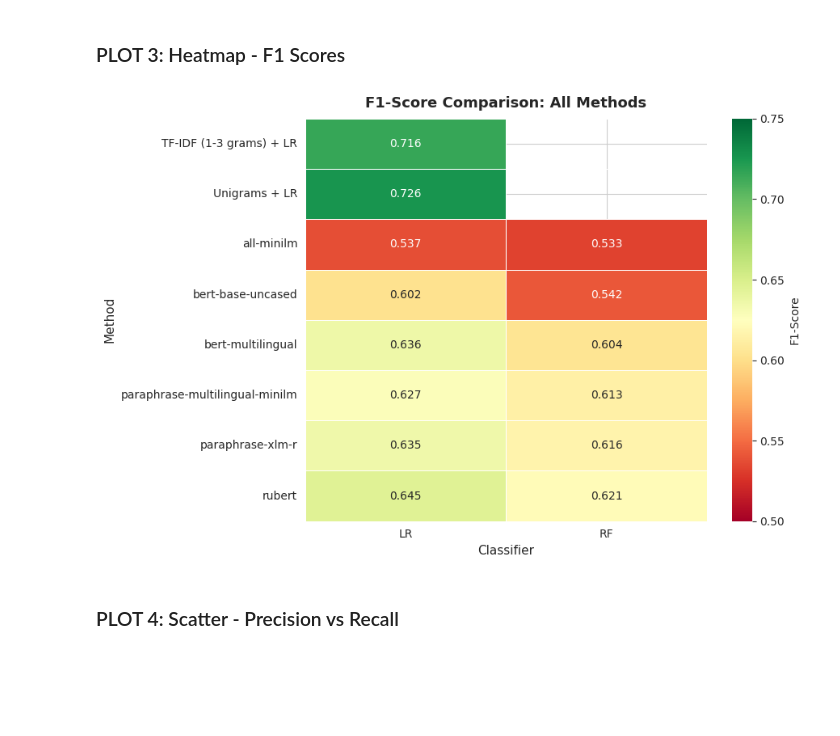
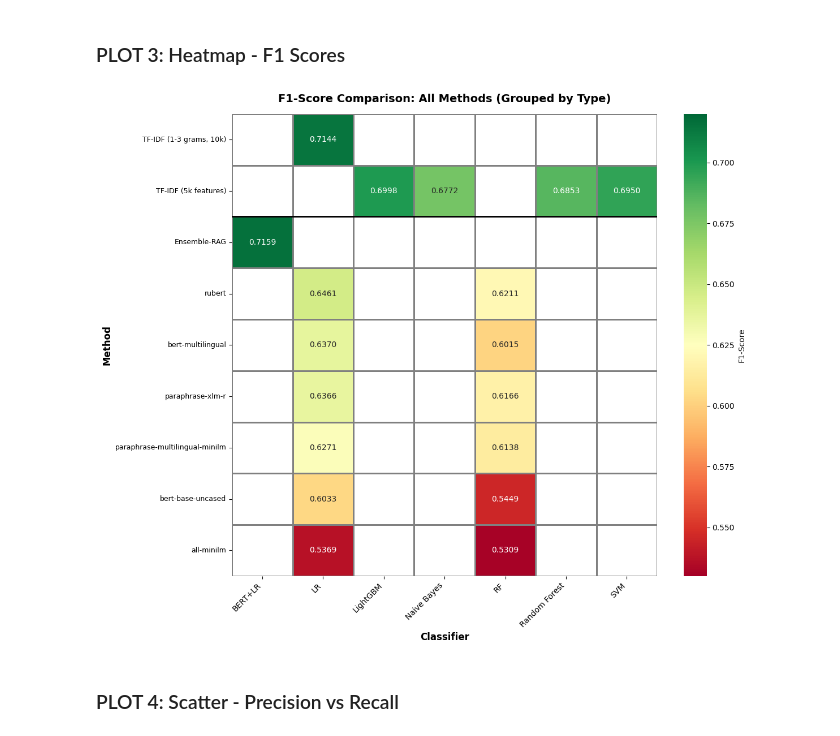
Before and after one commit to MariaOnyshchuk/nlp_project, a Jupyter notebook: plotting.ipynb, the cells around one changed output. Saved outputs shown, nothing was run; the diff lists cells and outputs as text; code cells hidden in the pictures; blank space fills up the shorter version.

Commit message:
changed plots and wrote ensemble model

```diff
--- a/plotting.ipynb
+++ b/plotting.ipynb
@@ -74,21 +97,56 @@ plt.show()
 # %% [markdown]
 ### PLOT 3: Heatmap - F1 Scores
 # %%
-fig, ax = plt.subplots(figsize=(9, 6))
+pivot_f1 = all_data.pivot_table(index='method', columns='classifier', values='f1_macro')
+pivot_f1_filled = pivot_f1.fillna(0)
 
-pivot_f1 = all_data.pivot_table(index='method', columns='classifier', values='f1_macro')
-sns.heatmap(pivot_f1, annot=True, fmt='.3f', cmap='RdYlGn', vmin=0.5, vmax=0.75,
-            linewidths=0.5, cbar_kws={'label': 'F1-Score'}, ax=ax)
+method_order = all_data.sort_values(['method_type', 'f1_macro'], ascending=[True, False])['method'].unique()
+pivot_f1_sorted = pivot_f1.reindex(method_order)
 
-ax.set_title('F1-Score Comparison: All Methods', fontsize=13, fontweight='bold', pad=10)
-ax.set_xlabel('Classifier', fontsize=11)
-ax.set_ylabel('Method', fontsize=11)
+n_rows = len(pivot_f1_sorted)
+fig_height = max(10, n_rows * 0.6)
+
+fig, ax = plt.subplots(figsize=(12, fig_height))
+
+mask = pivot_f1_sorted.isna()
+
+sns.heatmap(pivot_f1_sorted,
+            annot=True,
+            fmt='.4f',
+            cmap='RdYlGn',
+            vmin=0.53,
+            vmax=0.72,
+            linewidths=0.8,
+            linecolor='gray',
+            cbar_kws={'label': 'F1-Score'},
+            mask=mask,
+            ax=ax)
+
+ax.set_xlabel('Classifier', fontsize=12, fontweight='bold')
+ax.set_ylabel('Method', fontsize=12, fontweight='bold')
+ax.set_title('F1-Score Comparison: All Methods (Grouped by Type)',
+             fontsize=14, fontweight='bold', pad=15)
+
+plt.xticks(rotation=45, ha='right', fontsize=10)
+plt.yticks(rotation=0, fontsize=9)
+
+y_positions = []
+current_type = None
+for idx, method in enumerate(method_order):
+    method_type = all_data[all_data['method'] == method]['method_type'].iloc[0]
+    if method_type != current_type:
+        if current_type is not None:
+            y_positions.append(idx)
+        current_type = method_type
+
+for pos in y_positions:
+    ax.axhline(y=pos, color='black', linewidth=2, linestyle='-')
 
 plt.tight_layout()
-plt.savefig('plots/plot3_heatmap_f1.png', dpi=150, bbox_inches='tight')
+plt.savefig('plots/plot3_heatmap_f1_grouped.png', dpi=300, bbox_inches='tight')
 plt.show()
 # %% [output]
-[figure, old version]
+[figure, new version]
 # %% [markdown]
 ### PLOT 4: Scatter - Precision vs Recall
 # %%
```
Also changed, not shown: parts of 7 cells of this notebook, 11 other files.
